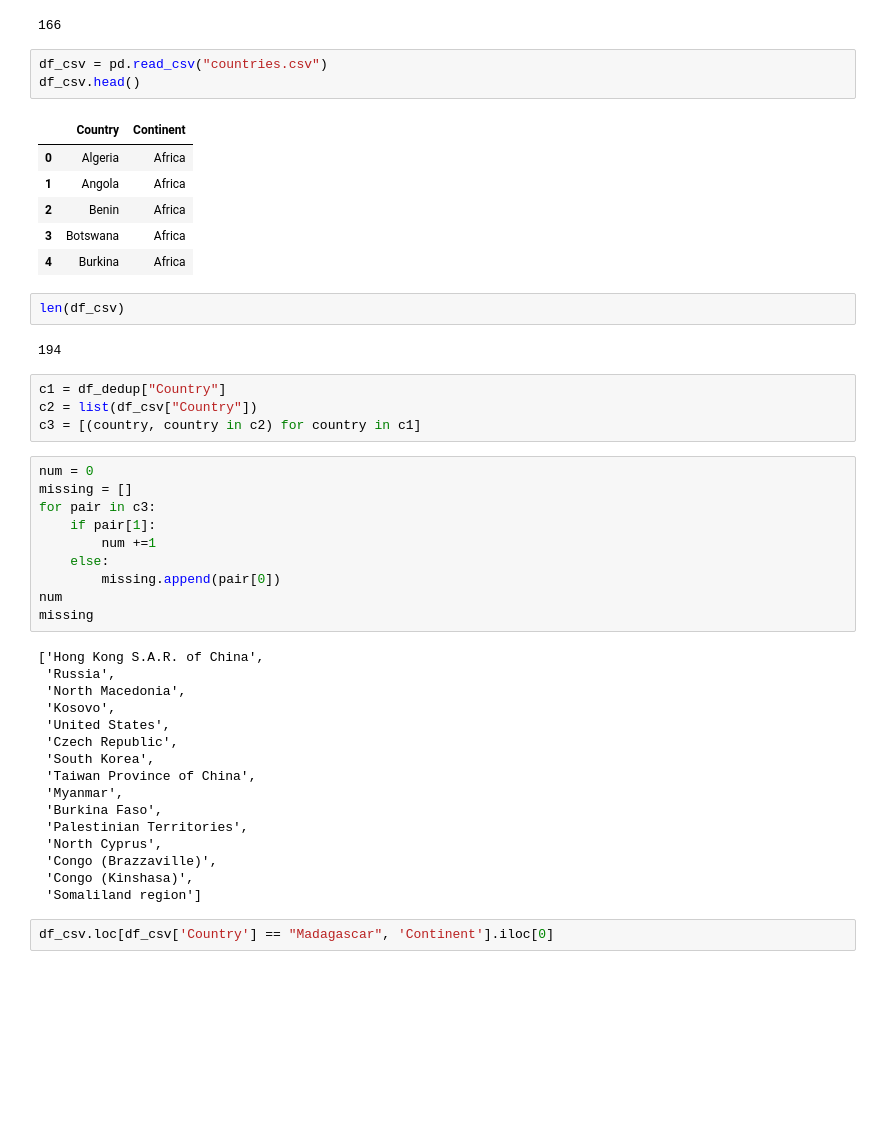
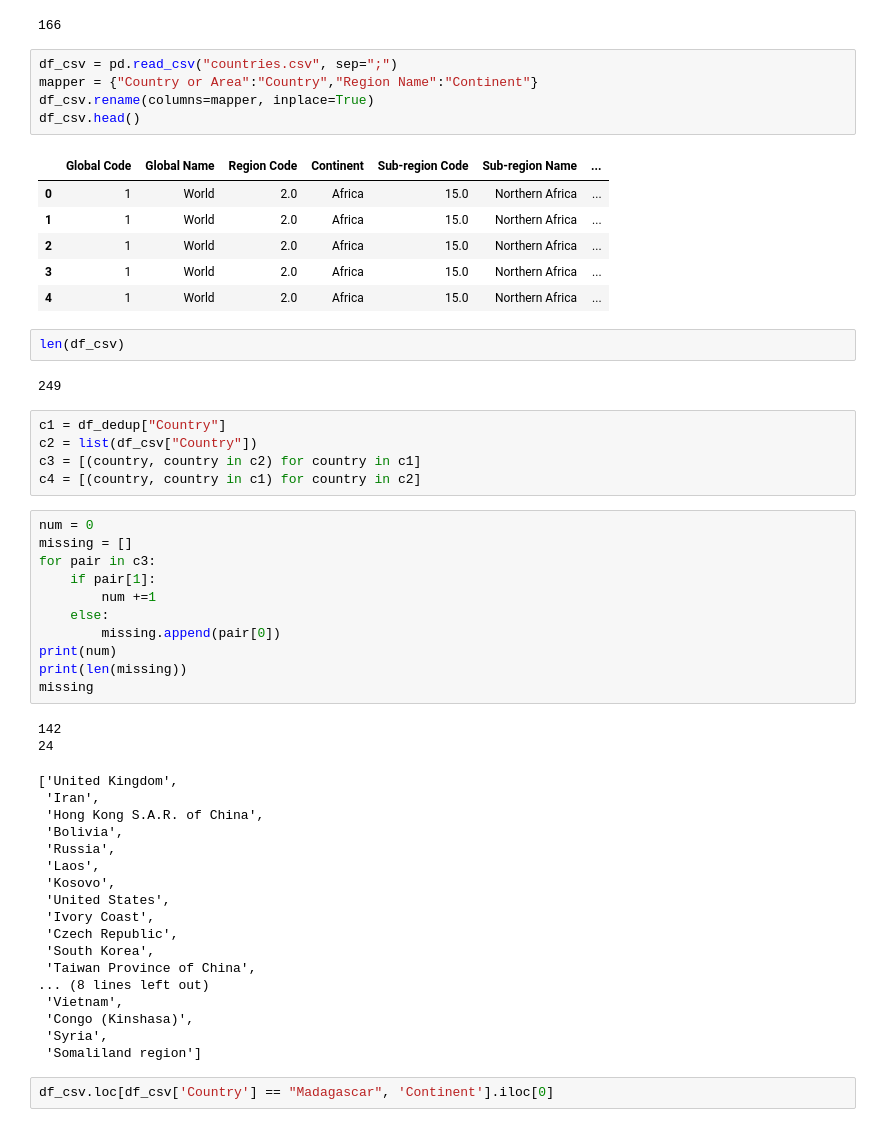
Before and after one commit to butterswords/xai-bias-word-lists, a Jupyter notebook: Countries/clean-countries.ipynb, the cells around one changed output. Drawn from its saved outputs; the diff is of its cells as text; blank space fills up the shorter version.

```diff
--- a/Countries/clean-countries.ipynb
+++ b/Countries/clean-countries.ipynb
@@ -42,23 +42,26 @@ len(df_dedup)
 # %% [output]
 166
 # %%
-df_csv = pd.read_csv("countries.csv")
+df_csv = pd.read_csv("countries.csv", sep=";")
+mapper = {"Country or Area":"Country","Region Name":"Continent"}
+df_csv.rename(columns=mapper, inplace=True)
 df_csv.head()
 # %% [output]
-|  | Country | Continent |
-| 0 | Algeria | Africa |
-| 1 | Angola | Africa |
-| 2 | Benin | Africa |
-| 3 | Botswana | Africa |
-| 4 | Burkina | Africa |
+|  | Global Code | Global Name | Region Code | Continent | Sub-region Code | Sub-region Name | ... |
+| 0 | 1 | World | 2.0 | Africa | 15.0 | Northern Africa | ... |
+| 1 | 1 | World | 2.0 | Africa | 15.0 | Northern Africa | ... |
+| 2 | 1 | World | 2.0 | Africa | 15.0 | Northern Africa | ... |
+| 3 | 1 | World | 2.0 | Africa | 15.0 | Northern Africa | ... |
+| 4 | 1 | World | 2.0 | Africa | 15.0 | Northern Africa | ... |
 # %%
 len(df_csv)
 # %% [output]
-194
+249
 # %%
 c1 = df_dedup["Country"]
 c2 = list(df_csv["Country"])
 c3 = [(country, country in c2) for country in c1]
+c4 = [(country, country in c1) for country in c2]
 # %%
 num = 0
 missing = []
@@ -67,24 +70,29 @@ for pair in c3:
         num +=1
     else:
         missing.append(pair[0])
-num
+print(num)
+print(len(missing))
 missing
 # %% [output]
-['Hong Kong S.A.R. of China',
- 'Russia',
- 'North Macedonia',
- 'Kosovo',
- 'United States',
- 'Czech Republic',
- 'South Korea',
- 'Taiwan Province of China',
- 'Myanmar',
- 'Burkina Faso',
- 'Palestinian Territories',
- 'North Cyprus',
- 'Congo (Brazzaville)',
- 'Congo (Kinshasa)',
- 'Somaliland region']
+142
+24
+['United Kingdom',
+ 'Iran',
+ 'Hong Kong S.A.R. of China',
+ 'Bolivia',
+ 'Russia',
+ 'Laos',
+ 'Kosovo',
+ 'United States',
+ 'Ivory Coast',
+ 'Czech Republic',
+ 'South Korea',
+ 'Taiwan Province of China',
+... (8 lines left out)
+ 'Vietnam',
+ 'Congo (Kinshasa)',
+ 'Syria',
+ 'Somaliland region']
 # %%
 df_csv.loc[df_csv['Country'] == "Madagascar", 'Continent'].iloc[0]
 # %% [output]
```
Also changed, not shown: parts of 8 cells of this notebook, 8 other files.
